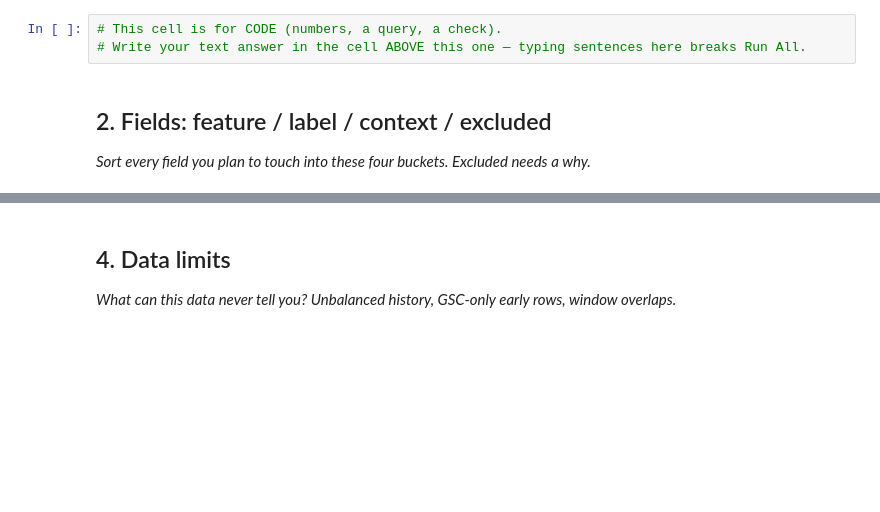
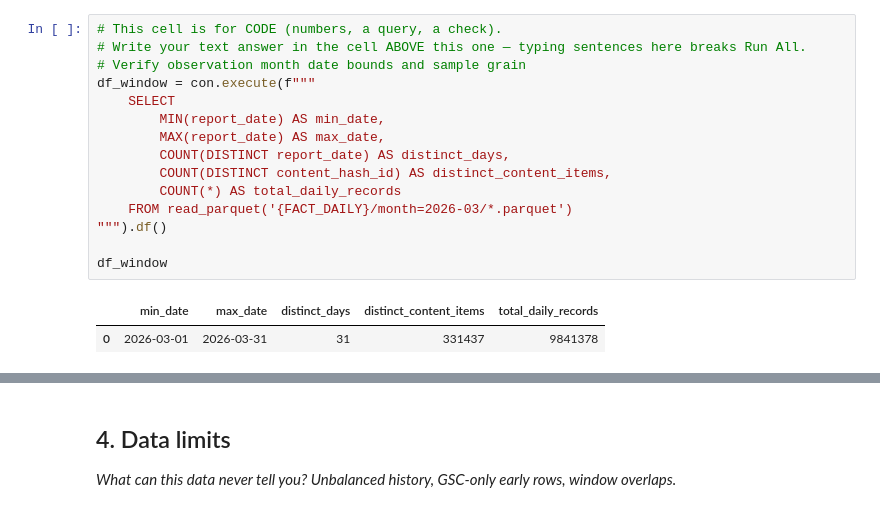
Before and after one commit to Muhammadfaheem8988/FlyRank-AI-internship, a Jupyter notebook: work/notebooks/w03_data_contract.ipynb, the cells around one changed output, grey strips where cells are left out. Saved outputs shown, nothing was run; the diff lists cells and outputs as text; blank space fills up the shorter version.

```diff
--- a/work/notebooks/w03_data_contract.ipynb
+++ b/work/notebooks/w03_data_contract.ipynb
@@ -13,7 +46,18 @@ This skeleton is yours to fill. Work the sections **in order** — each one has
 # %%
 # This cell is for CODE (numbers, a query, a check).
 # Write your text answer in the cell ABOVE this one — typing sentences here breaks Run All.
+# Verify observation month date bounds and sample grain
+df_window = con.execute(f"""
+    SELECT
+        MIN(report_date) AS min_date,
+        MAX(report_date) AS max_date,
+        COUNT(DISTINCT report_date) AS distinct_days,
+        COUNT(DISTINCT content_hash_id) AS distinct_content_items,
+        COUNT(*) AS total_daily_records
+    FROM read_parquet('{FACT_DAILY}/month=2026-03/*.parquet')
+""").df()
+
+df_window
+# %% [output]
+|  | min_date | max_date | distinct_days | distinct_content_items | total_daily_records |
+| 0 | 2026-03-01 | 2026-03-31 | 31 | 331437 | 9841378 |
-# %% [markdown]
-## 2. Fields: feature / label / context / excluded
-
-*Sort every field you plan to touch into these four buckets. Excluded needs a why.*
```
Also changed, not shown: parts of 14 cells of this notebook.
